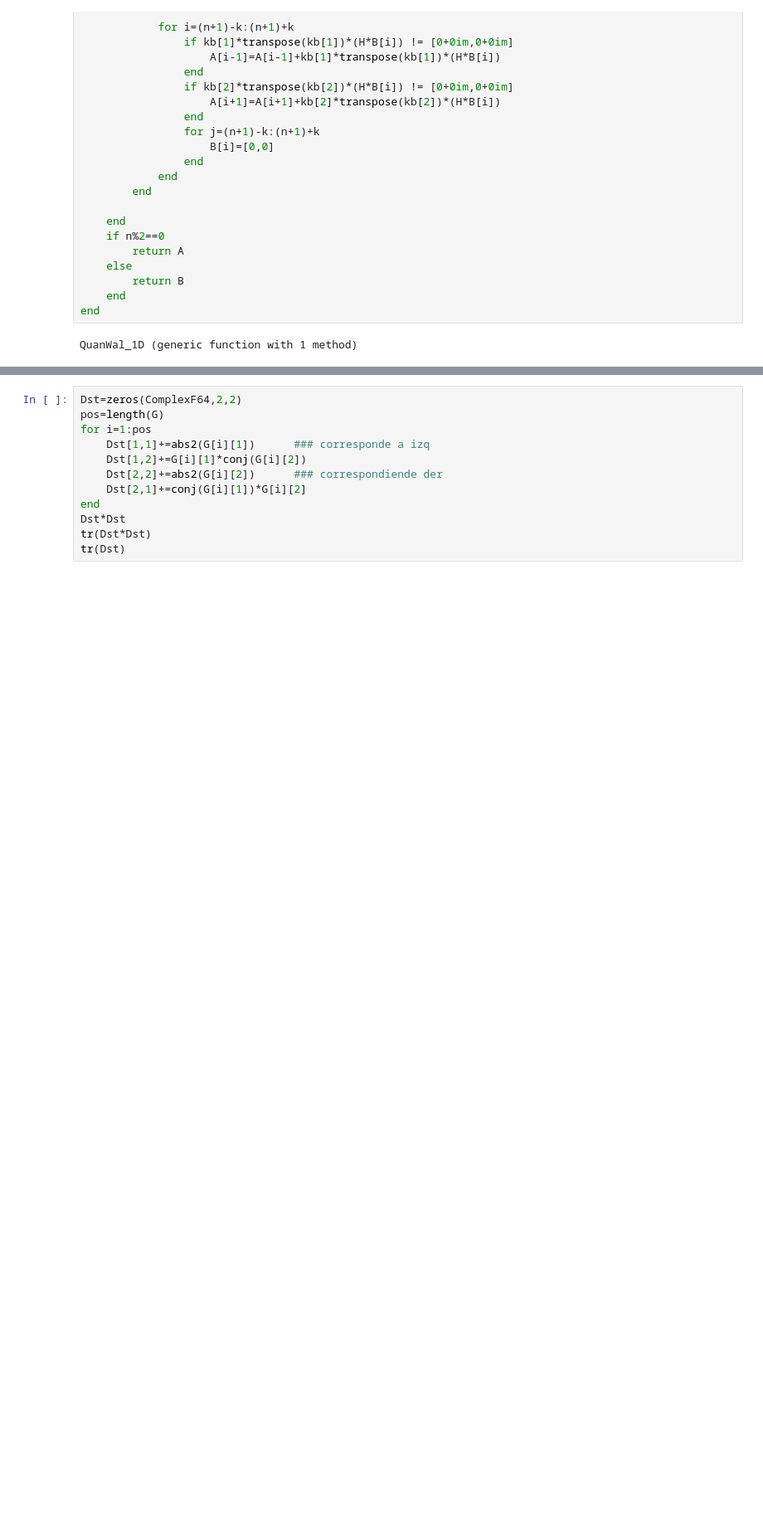
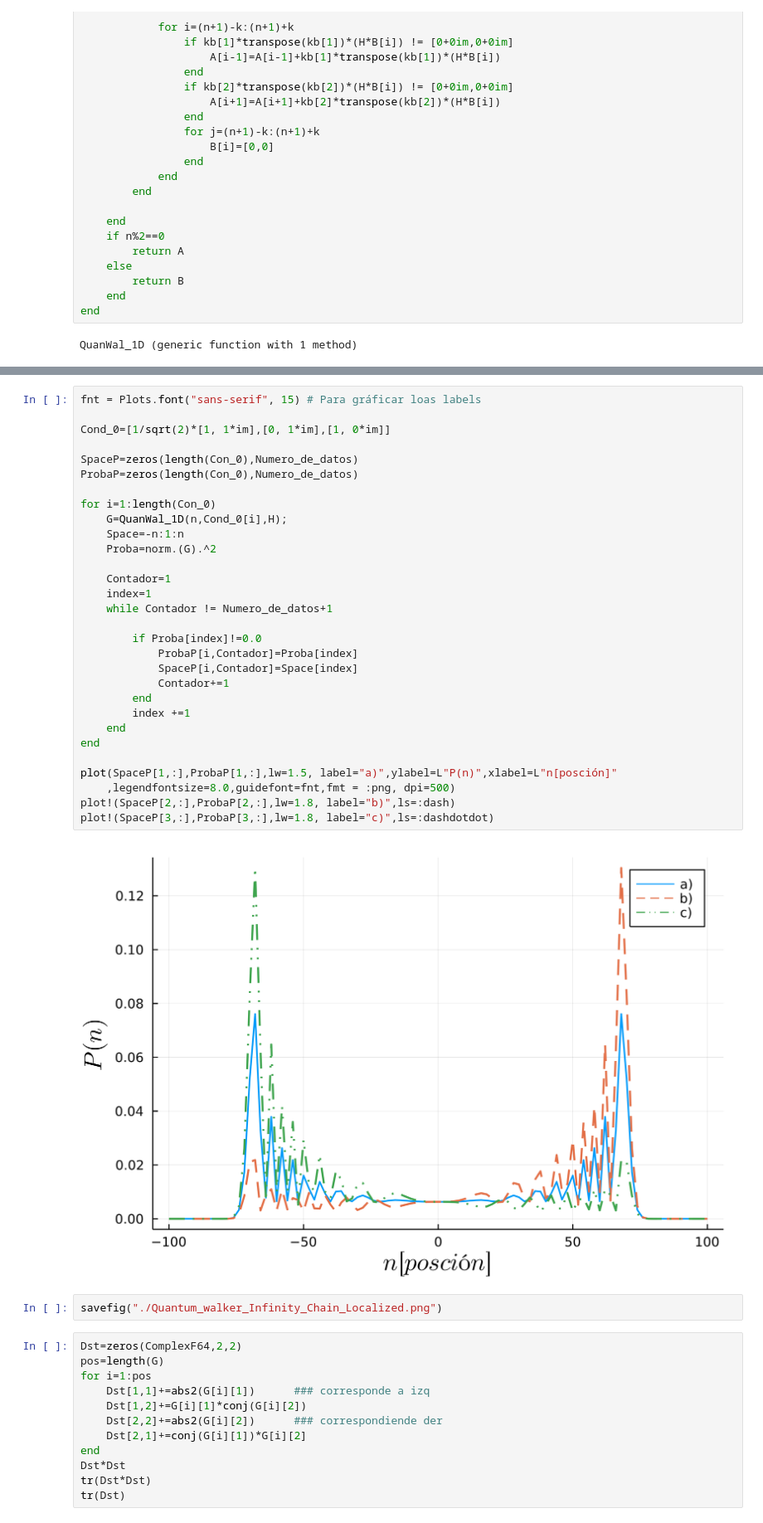
Before and after one commit to sebastiao239/quantum-walks-julia, a Jupyter notebook: Linea infinita/Codigo_QW.ipynb, the cells around one changed output, grey strips where cells are left out. Shown at 83% size. Saved outputs shown, nothing was run; the diff lists cells and outputs as text; blank space fills up the shorter version.

```diff
--- a/Linea infinita/Codigo_QW.ipynb
+++ b/Linea infinita/Codigo_QW.ipynb
@@ -74,3 +101,37 @@ bar((-n:1:n),norm.(G).^2)
+# %%
+fnt = Plots.font("sans-serif", 15) # Para gráficar loas labels
+
+Cond_0=[1/sqrt(2)*[1, 1*im],[0, 1*im],[1, 0*im]]
+
+SpaceP=zeros(length(Con_0),Numero_de_datos)
+ProbaP=zeros(length(Con_0),Numero_de_datos)
+
+for i=1:length(Con_0)
+    G=QuanWal_1D(n,Cond_0[i],H);
+    Space=-n:1:n
+    Proba=norm.(G).^2
+
+    Contador=1
+    index=1
+    while Contador != Numero_de_datos+1
+
+        if Proba[index]!=0.0
+            ProbaP[i,Contador]=Proba[index]
+            SpaceP[i,Contador]=Space[index]
+            Contador+=1
+        end
+        index +=1
+    end
+end
+
+plot(SpaceP[1,:],ProbaP[1,:],lw=1.5, label="a)",ylabel=L"P(n)",xlabel=L"n[posción]"
+    ,legendfontsize=8.0,guidefont=fnt,fmt = :png, dpi=500)
+plot!(SpaceP[2,:],ProbaP[2,:],lw=1.8, label="b)",ls=:dash)
+plot!(SpaceP[3,:],ProbaP[3,:],lw=1.8, label="c)",ls=:dashdotdot)
+# %% [output]
+[figure, added]
+# %%
+savefig("./Quantum_walker_Infinity_Chain_Localized.png")
 # %%
 Dst=zeros(ComplexF64,2,2)
 pos=length(G)
```
Also changed, not shown: parts of 5 cells of this notebook, 24 other files.
